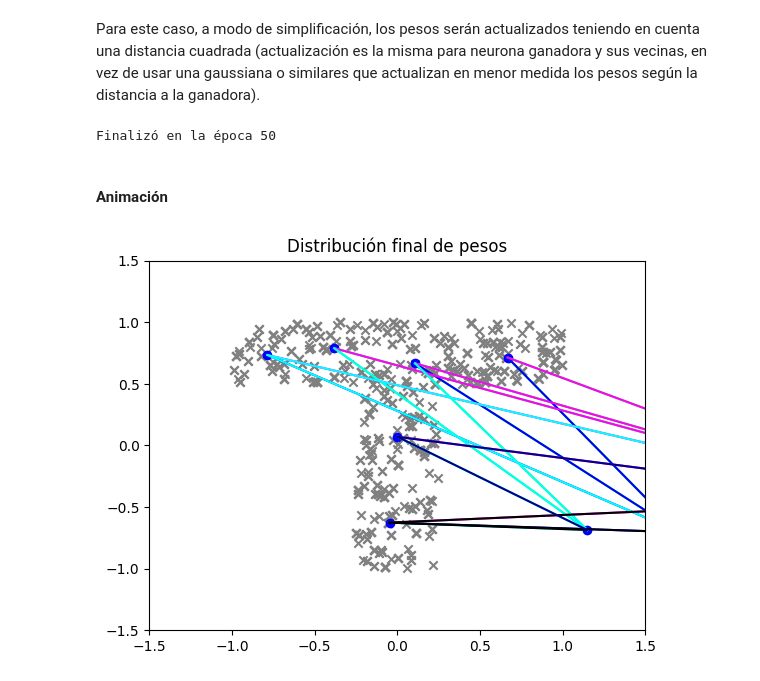
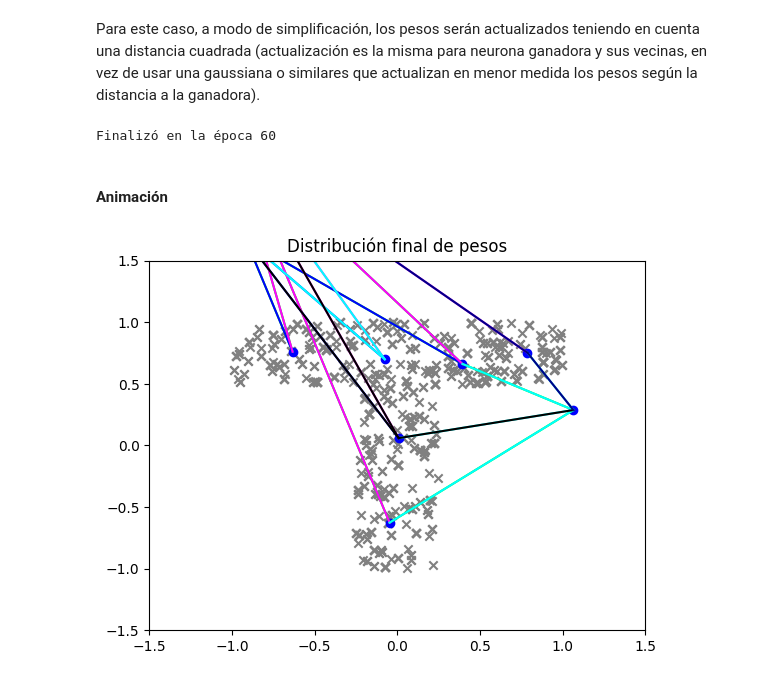
Before and after one commit to sofiaesc/intcomp, a Jupyter notebook: Guia 4/ejercicio1.ipynb, the cells around one changed output. Cells and saved outputs as stored; diff of their text form; code cells hidden in the pictures.

```diff
--- a/Guia 4/ejercicio1.ipynb
+++ b/Guia 4/ejercicio1.ipynb
@@ -25,14 +24,14 @@ Levantamos los datos del archivo .csv e inicializamos al azar los pesos para tod
 Otra alternativa para la inicialización de los pesos podría ser escoger al azar una entrada para cada neurona y asignarla como peso.
 # %%
 # Entradas desde el archivo .csv:
-entradas = np.loadtxt('./data/te.csv',delimiter=',')
-cant_entradas = len(entradas[0])
+inputs = np.loadtxt('./data/te.csv',delimiter=',')
+cant_e = len(inputs[0])
 
 # Inicializo al azar los pesos:
 W = np.empty([filas,columnas], dtype=object)
 for i in range(filas):
     for j in range(columnas):
-        W[i,j] = np.random.rand(cant_entradas)-0.5
+        W[i,j] = np.random.rand(cant_e)-0.5
 
 print(W)    # Visualizo estructura de la matriz de vectores de peso.
 # %% [output]
@@ -49,24 +48,17 @@ Para este caso, a modo de simplificación, los pesos serán actualizados teniend
 # %%
 mu = 0.01          # Velocidad de aprendizaje
 epoca = 0
-epoca_max = 50
-W_saved = [np.copy(W)]
+epoca_max = 100
+tol = 1e-4
+W_saved = [copy.deepcopy(W)]
 
 while epoca < epoca_max:
 
-    for input in entradas:
+    for input in inputs:
 
         # Obtengo neurona ganadora buscando peso de menor distancia en W:
-        min = float('inf')
-        for i in range(len(W)):         # Por cada fila
-            for j in range(len(W[0])):  # Por cada elemento de la fila
-                dist = np.sum((input-W[i,j])**2)
-                if dist < min:
-                    min = dist
-                    indice = (i,j)      # Índice de la neurona ganadora
-
-        #dist = [[np.linalg.norm(input - w) for w in row] for row in W]
-        #indice = np.unravel_index(np.argmin(dist),W.shape)
+        dist = [[np.linalg.norm(input - w) for w in row] for row in W]
+        indice = np.unravel_index(np.argmin(dist),W.shape)
 
         # ACTUALIZACIONES
         error = input - W[indice]
@@ -101,22 +93,28 @@ while epoca < epoca_max:
                     if(dR < columnas):
                         W[d,dR] += inc
 
-    if(np.array_equal(W_saved[-1],W)):        # Si ya no se actualizan los pesos, corto.
+    flag = False
+    for i in range(filas):
+        for j in range(columnas):
+            W_last = W_saved[-1]
+            if not np.all(np.abs(W_last[i,j] - W[i,j]) < tol):
+                flag = True  # Si hay alguna diferencia mayor que la tolerancia, pongo bandera en true y continúo con las épocas
+    if flag == False:
         break
-    W_saved.append(np.copy(W))
 
+    W_saved.append(copy.deepcopy(W))
     epoca += 1
 
 print('Finalizó en la época',epoca)
 # %% [output]
-Finalizó en la época 50
+Finalizó en la época 60
 # %% [markdown]
 #### **Animación**
 # %%
 fig,ax = plt.subplots()
 
 ax.set(xlim=[-1.5,1.5],ylim=[-1.5,1.5],title='Distribución final de pesos')
-ax.scatter(entradas[:,0], entradas[:,1], marker='x', color='grey')  # Patrones de entrada
+ax.scatter(inputs[:,0], inputs[:,1], marker='x', color='grey')  # Patrones de entrada
 
 # Neuronas
 x = np.array([[W[i, j][0] for j in range(columnas)] for i in range(filas)])
@@ -142,31 +140,31 @@ for i in range(filas):
                 ax.plot([w1[0],w2[0]],[w1[1],w2[1]],color=c)
                 for j in range(1,rv+1):       # En esa fila, voy a la izquierda
                     dL = indice[1] - j
                     if(dL > -1):
                         w2 = W[d,dL]
                         ax.plot([w1[0],w2[0]],[w1[1],w2[1]],color=c)
                 for j in range(1,rv+1):       # En esa fila, voy a la derecha
                     dR = indice[1] + j
                     if(dR < columnas):
                         w2 = W[d,dR]
                         ax.plot([w1[0],w2[0]],[w1[1],w2[1]],color=c)
 
         for k in range(1,rv+1):
             d = indice[0] - k                 # Me desplazo una fila arriba
             if (d > -1):
                 w2 = W[d,indice[1]]
                 ax.plot([w1[0],w2[0]],[w1[1],w2[1]],color=c)
                 for j in range(1,rv+1):       # En esa fila, voy a la izquierda
                     dL = indice[1] - j
                     if(dL > -1):
                         w2 = W[d,dL]
                         ax.plot([w1[0],w2[0]],[w1[1],w2[1]],color=c)
                 for j in range(1,rv+1):       # En esa fila, voy a la derecha
                     dR = indice[1] + j
                     if(dR < columnas):
                         w2 = W[d,dR]
                         ax.plot([w1[0],w2[0]],[w1[1],w2[1]],color=c)
 
 plt.show()
 # %% [output]
-[figure, old version]
+[figure, new version]
```
Also changed, not shown: parts of 2 cells of this notebook, 3 other files.
